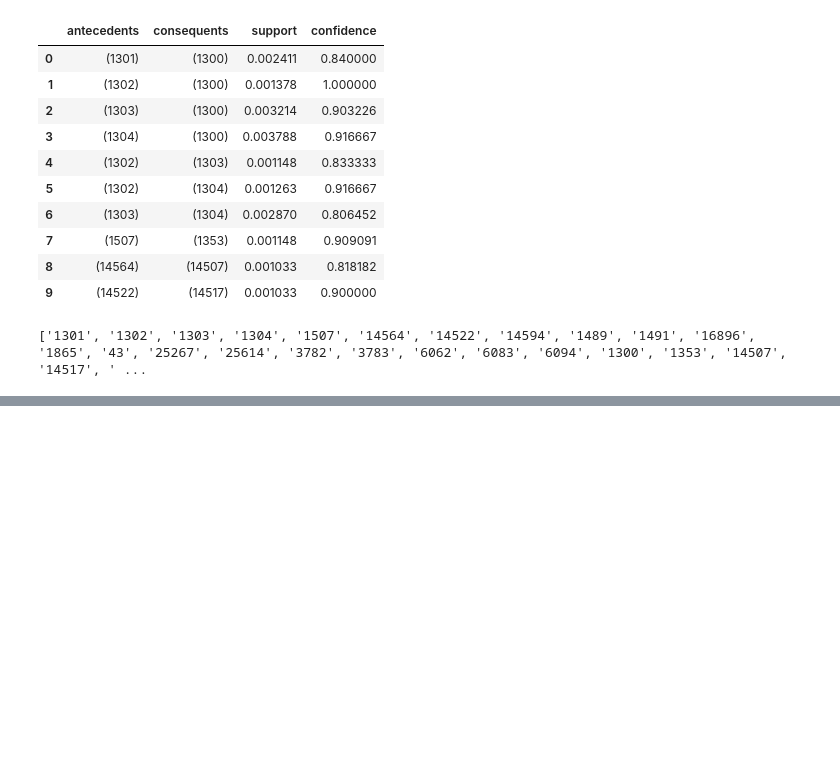
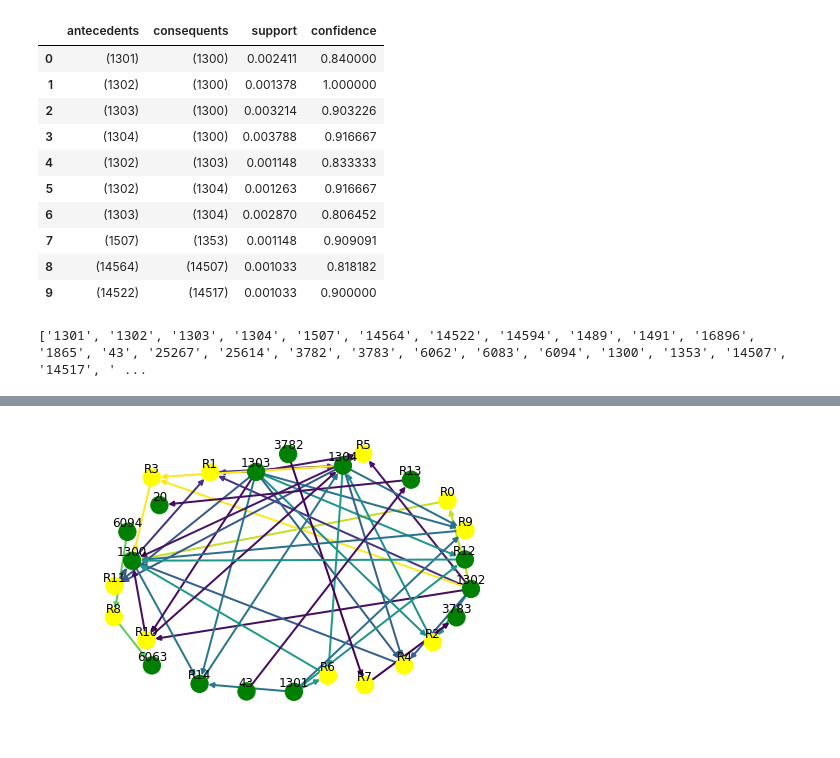
Before and after one commit to yeewearn/FIT3162-FYP, a Jupyter notebook: uniqueID_apriori.ipynb, the cells around one changed output, grey strips where cells are left out. Drawn from its saved outputs; the diff is of its cells as text; code cells hidden in the pictures; blank space fills up the shorter version.

Commit message:
Documented and include visualisation

```diff
--- a/uniqueID_apriori.ipynb
+++ b/uniqueID_apriori.ipynb
@@ -412,0 +436,5 @@ See the caveats in the documentation: http://pandas.pydata.org/pandas-docs/stabl
+# %%
+# Drop NA products
+df_rules = df_rules.dropna(subset=['ant_prodName', 'con_prodName'])
+df_rules = df_rules.sort_values(by = ['confidence'], ascending = False)
+df_rules
@@ -412,0 +459,55 @@ See the caveats in the documentation: http://pandas.pydata.org/pandas-docs/stabl
+# %%
+# Visualise the association rules
+import networkx as nx
+def draw_graph(rules, rules_to_show):
+    G1 = nx.DiGraph()
+
+    color_map=[]
+    N = 50
+    colors = np.random.rand(N)
+    strs=['R0', 'R1', 'R2', 'R3', 'R4', 'R5', 'R6', 'R7', 'R8', 'R9', 'R10', 'R11']
+
+
+    for i in range (rules_to_show):
+        G1.add_nodes_from(["R"+str(i)])
+
+
+        for a in rules.iloc[i]['antecedents']:
+
+            G1.add_nodes_from([a])
+
+            G1.add_edge(a, "R"+str(i), color=colors[i] , weight = 2)
+
+        for c in rules.iloc[i]['consequents']:
+
+            G1.add_nodes_from([c])
+
+            G1.add_edge("R"+str(i), c, color=colors[i],  weight=2)
+
+    for node in G1:
+        found_a_string = False
+        for item in strs:
+            if node==item:
+                found_a_string = True
+        if found_a_string:
+            color_map.append('yellow')
+        else:
+            color_map.append('green')
+
+
+
+    edges = G1.edges()
+    colors = [G1[u][v]['color'] for u,v in edges]
+    weights = [G1[u][v]['weight'] for u,v in edges]
+
+    pos = nx.spring_layout(G1, k=16, scale=1)
+    nx.draw(G1, pos, edges=edges, node_color = color_map, edge_color=colors, width=weights, font_size=16, with_labels=False)
+
+    for p in pos:  # raise text positions
+        pos[p][1] += 0.07
+    nx.draw_networkx_labels(G1, pos)
+    plt.show()
+
+draw_graph(df_rules, 15)
+# %% [output]
+[figure, added]
```
Also changed, not shown: parts of 9 cells of this notebook.
